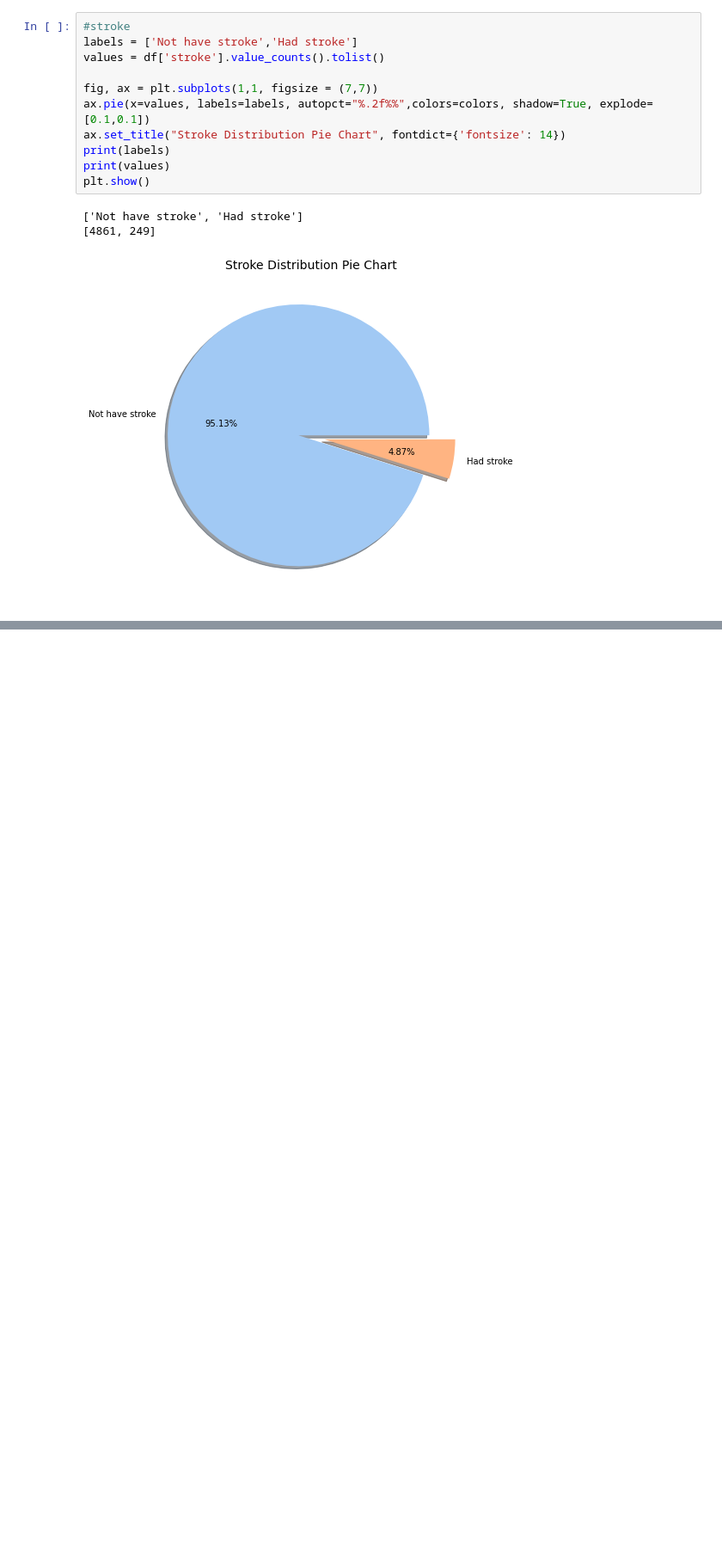
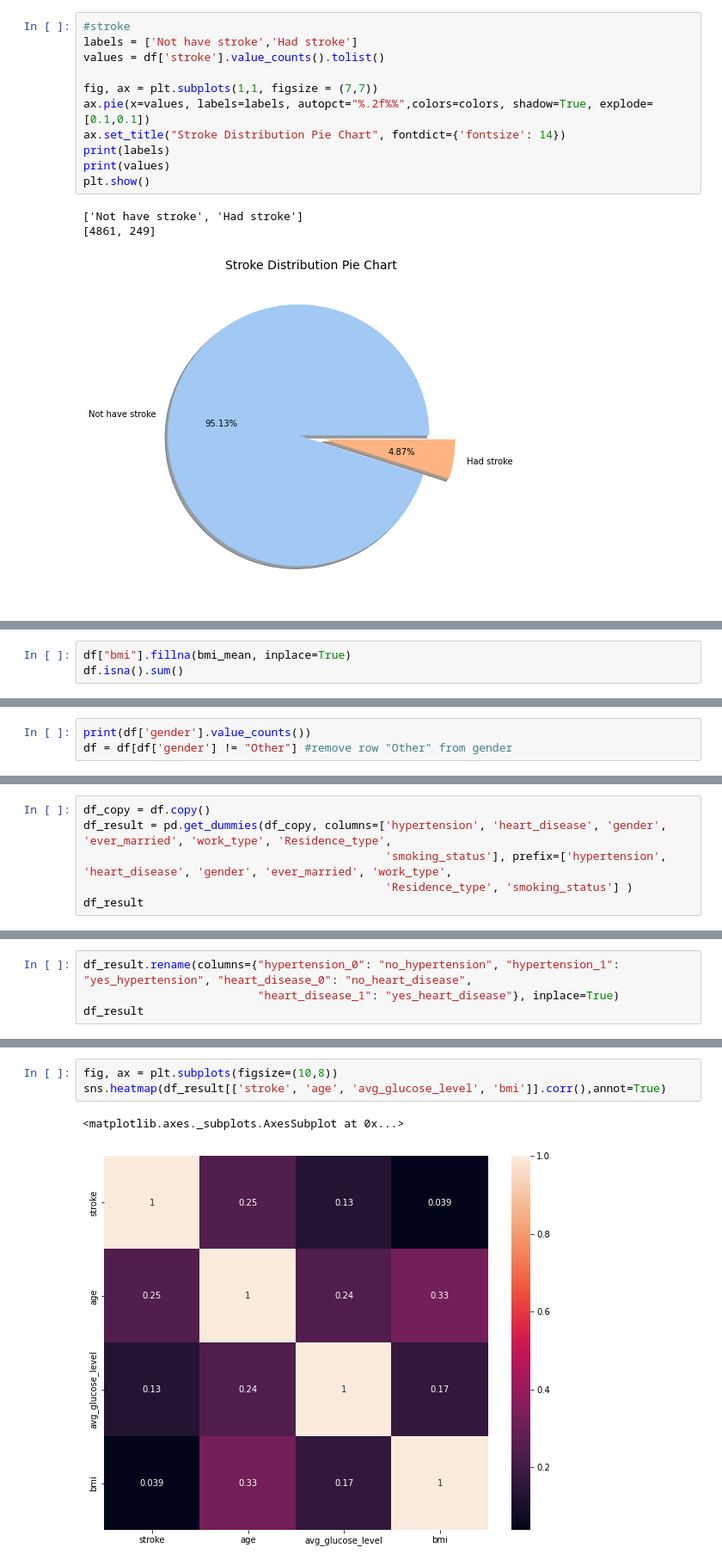
Before and after one commit to A-Sarayut/ML, a Jupyter notebook: Stroke_Prediction_assignment.ipynb, the cells around one changed output, grey strips where cells are left out. Shown: that part at 86% size. Cells and saved outputs as stored; diff of their text form; blank space fills up the shorter version.

Commit message:
corr data

```diff
--- a/Stroke_Prediction_assignment.ipynb
+++ b/Stroke_Prediction_assignment.ipynb
@@ -241,0 +247,3 @@ plt.show()
+# %%
+df["bmi"].fillna(bmi_mean, inplace=True)
+df.isna().sum()
@@ -241,0 +264,3 @@ plt.show()
+# %%
+print(df['gender'].value_counts())
+df = df[df['gender'] != "Other"] #remove row "Other" from gender
@@ -241,0 +278,6 @@ plt.show()
+# %%
+df_copy = df.copy()
+df_result = pd.get_dummies(df_copy, columns=['hypertension', 'heart_disease', 'gender', 'ever_married', 'work_type', 'Residence_type',
+                                             'smoking_status'], prefix=['hypertension', 'heart_disease', 'gender', 'ever_married', 'work_type',
+                                             'Residence_type', 'smoking_status'] )
+df_result
@@ -241,0 +298,4 @@ plt.show()
+# %%
+df_result.rename(columns={"hypertension_0": "no_hypertension", "hypertension_1": "yes_hypertension", "heart_disease_0": "no_heart_disease",
+                          "heart_disease_1": "yes_heart_disease"}, inplace=True)
+df_result
@@ -241,0 +358,6 @@ plt.show()
+# %%
+fig, ax = plt.subplots(figsize=(10,8))
+sns.heatmap(df_result[['stroke', 'age', 'avg_glucose_level', 'bmi']].corr(),annot=True)
+# %% [output]
+<matplotlib.axes._subplots.AxesSubplot at 0x...>
+[figure, added]
```
Also changed, not shown: parts of 24 cells of this notebook.
